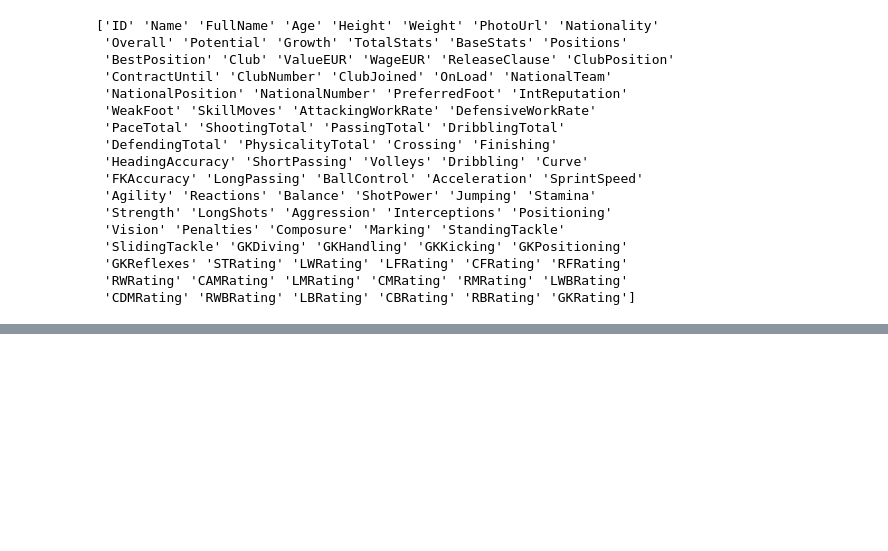
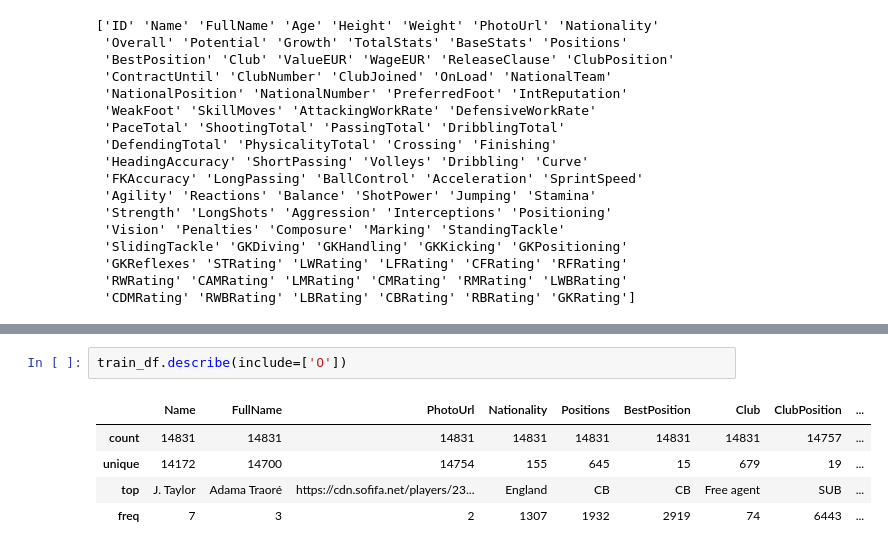
Before and after one commit to aaronxxie/Soccer-Player-Salary-Prediction, a Jupyter notebook: Main_File.ipynb, the cells around one changed output, grey strips where cells are left out. Drawn from its saved outputs; the diff is of its cells as text; blank space fills up the shorter version.

```diff
--- a/Main_File.ipynb
+++ b/Main_File.ipynb
@@ -98,0 +119,8 @@ memory usage: 10.2+ MB
+# %%
+train_df.describe(include=['O'])
+# %% [output]
+|  | Name | FullName | PhotoUrl | Nationality | Positions | BestPosition | Club | ClubPosition | ... |
+| count | 14831 | 14831 | 14831 | 14831 | 14831 | 14831 | 14831 | 14757 | ... |
+| unique | 14172 | 14700 | 14754 | 155 | 645 | 15 | 679 | 19 | ... |
+| top | J. Taylor | Adama Traoré | https://cdn.sofifa.net/players/23... | England | CB | CB | Free agent | SUB | ... |
+| freq | 7 | 3 | 2 | 1307 | 1932 | 2919 | 74 | 6443 | ... |
```
Also changed, not shown: parts of 25 cells of this notebook.
